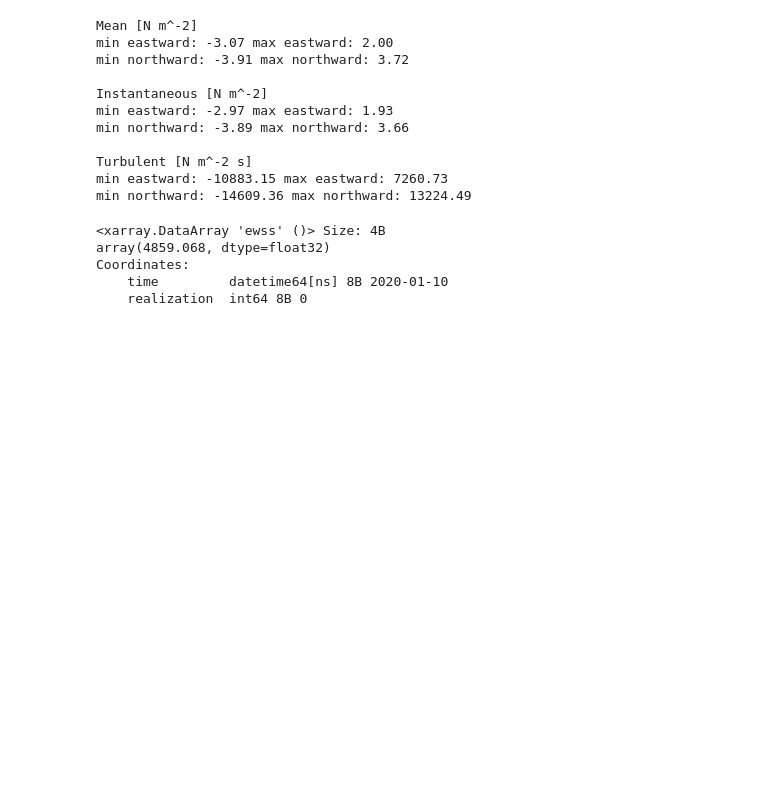
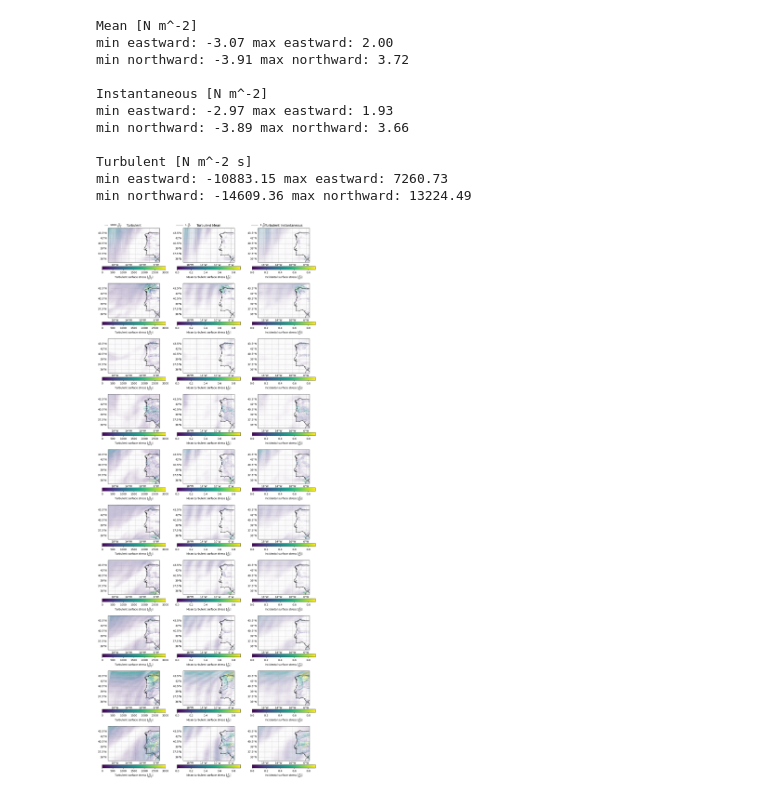
Before and after one commit to Marie-Louise-Korte/Iberian_Coast_Upwelling, a Jupyter notebook: 2_ERA5_variables_compare.ipynb, the cells around one changed output. Cells and saved outputs as stored; diff of their text form; code cells hidden in the pictures; blank space fills up the shorter version.

Commit message:
more plots

```diff
--- a/2_ERA5_variables_compare.ipynb
+++ b/2_ERA5_variables_compare.ipynb
@@ -112,11 +46,3 @@ min northward: -3.89 max northward: 3.66
 Turbulent [N m^-2 s]
 min eastward: -10883.15 max eastward: 7260.73
 min northward: -14609.36 max northward: 13224.49
-# %%
-np.max(M1)
-# %% [output]
-<xarray.DataArray 'ewss' ()> Size: 4B
-array(4859.068, dtype=float32)
-Coordinates:
-    time         datetime64[ns] 8B 2020-01-10
-    realization  int64 8B 0
@@ -124,0 +49,46 @@ np.
+# %%
+## plot
+
+fig, ax = plt.subplots(10, 3, figsize = (12,30), subplot_kw={'projection': ccrs.PlateCarree()})
+
+for r in np.arange(0, 10):
+    for c in np.arange(0, 3):
+        ax[r,c].set_extent([-20, -5, 45, 35])
+        ax[r,c].coastlines()
+        gls = ax[r,c].gridlines(draw_labels=True, linewidth = 0.5)
+        gls.top_labels = False
+        gls.right_labels = False
+
+for r in np.arange(0, 10):
+    ax[0,0].set_title('Turbulent')
+    M1 = np.hypot(TS.ewss.isel(time = r), TS.nsss.isel(time = r))
+    im1 = ax[r,0].quiver(TS.lon, TS.lat, TS.ewss.isel(time = r), TS.nsss.isel(time = r),
+                         M1, clim = [0, 3000],
+                         angles='xy', scale_units='xy', scale=1000)
+
+    ax[0,1].set_title('Turbulent Mean')
+    M2 = np.hypot(TSM.metss.isel(time = r), TSM.mntss.isel(time = r))
+    im2 = ax[r,1].quiver(TSM.lon, TSM.lat, TSM.metss.isel(time = r), TSM.mntss.isel(time = r),
+                         M2, clim = [0, 0.9],
+                         angles='xy', scale_units='xy', scale=0.5)
+
+    ax[0,2].set_title('Turbulent Instantaneous')
+    M3 = np.hypot(TSI.iews.isel(time = r), TSI.inss.isel(time = r))
+    im3 = ax[r,2].quiver(TSI.lon, TSI.lat, TSI.iews.isel(time = r), TSI.inss.isel(time = r),
+                         M3, clim = [0, 0.9],
+                         angles='xy', scale_units='xy', scale=0.5)
+
+    if r == 0:
+        qk1 = ax[0,0].quiverkey(im1, 0, 1.08, 1000, r'1000 $\frac{N}{m^2 s}$', labelpos='E')
+        qk2 = ax[0,0].quiverkey(im2, 0, 1.08, 1, r'1 $\frac{N}{m^2}$', labelpos='E')
+        qk3 = ax[0,0].quiverkey(im3, 0, 1.08, 1, r'1 $\frac{N}{m^2}$', labelpos='E')
+
+    plt.colorbar(im1, ax = ax[r,0], label = r'Turbulent surface stress [$\frac{N}{m^2 s}$]', pad = 0.09, orientation = 'horizontal');
+    plt.colorbar(im2, ax = ax[r,1], label = r'Mean turbulent surface stress [$\frac{N}{m^2}$]', pad = 0.09, orientation = 'horizontal');
+    plt.colorbar(im3, ax = ax[r,2], label = r'Incidental surface stress [$\frac{N}{m^2}$]', pad = 0.09, orientation = 'horizontal');
+
+fig.tight_layout()
+plt.show()
+fig.savefig('../../Iberian_Coast_Upwelling/Figures/ERA5_sufrace_stress_vars.png', dpi = 300)
+# %% [output]
+[figure, new version]
```
Also changed, not shown: parts of 7 cells of this notebook.
